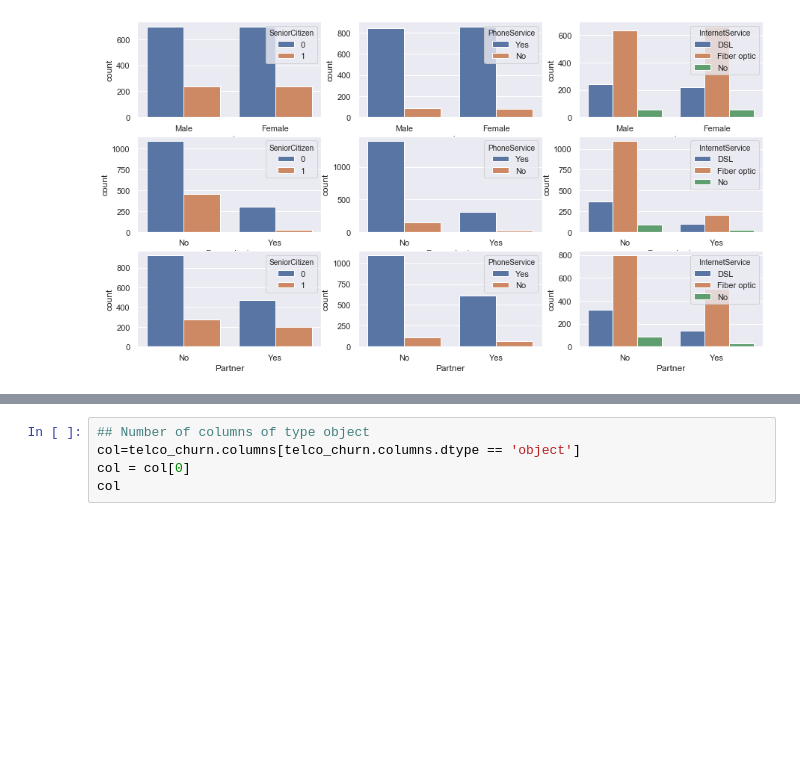
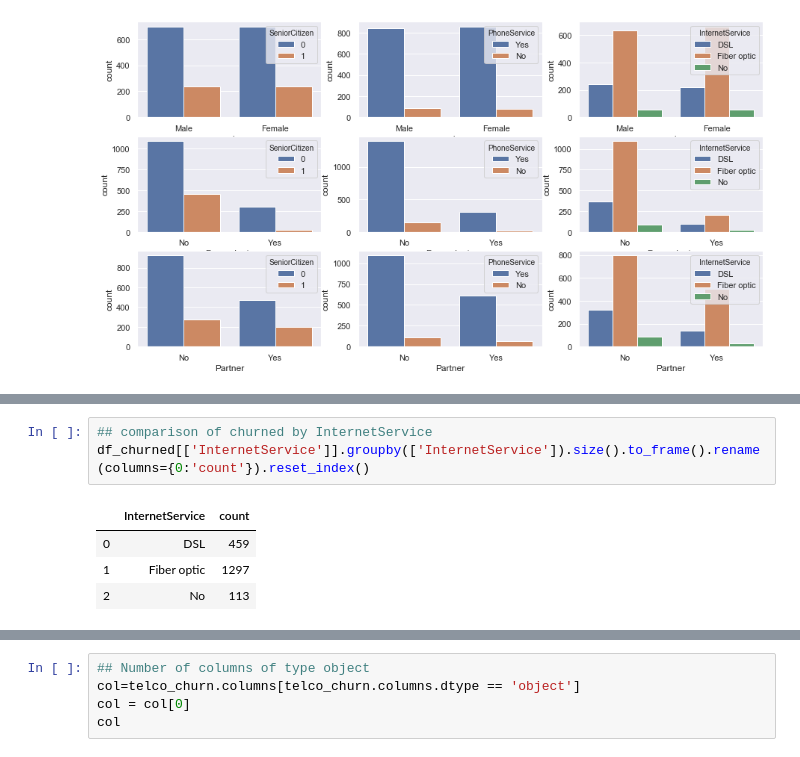
Before and after one commit to Scheitzer/Scheitzer-project-of-churn, a Jupyter notebook: BI project Scheitzer.ipynb, the cells around one changed output, grey strips where cells are left out. Cells and saved outputs as stored; diff of their text form; blank space fills up the shorter version.

```diff
--- a/BI project Scheitzer.ipynb
+++ b/BI project Scheitzer.ipynb
@@ -337,0 +359,8 @@ ax9 = sns.countplot(x='Partner', hue='InternetService', data=df_churned, ax=axes
+# %%
+## comparison of churned by InternetService
+df_churned[['InternetService']].groupby(['InternetService']).size().to_frame().rename(columns={0:'count'}).reset_index()
+# %% [output]
+|  | InternetService | count |
+| 0 | DSL | 459 |
+| 1 | Fiber optic | 1297 |
+| 2 | No | 113 |
```
Also changed, not shown: parts of 8 cells of this notebook.
